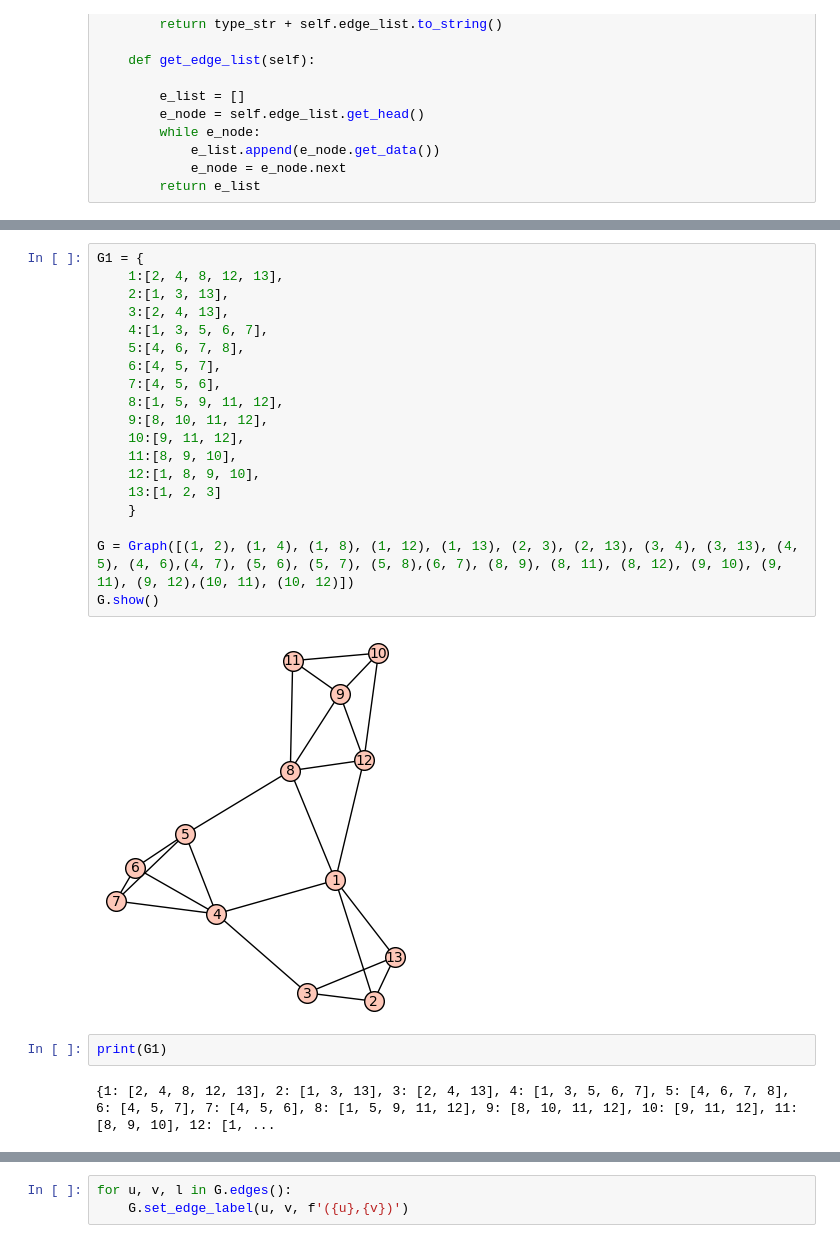
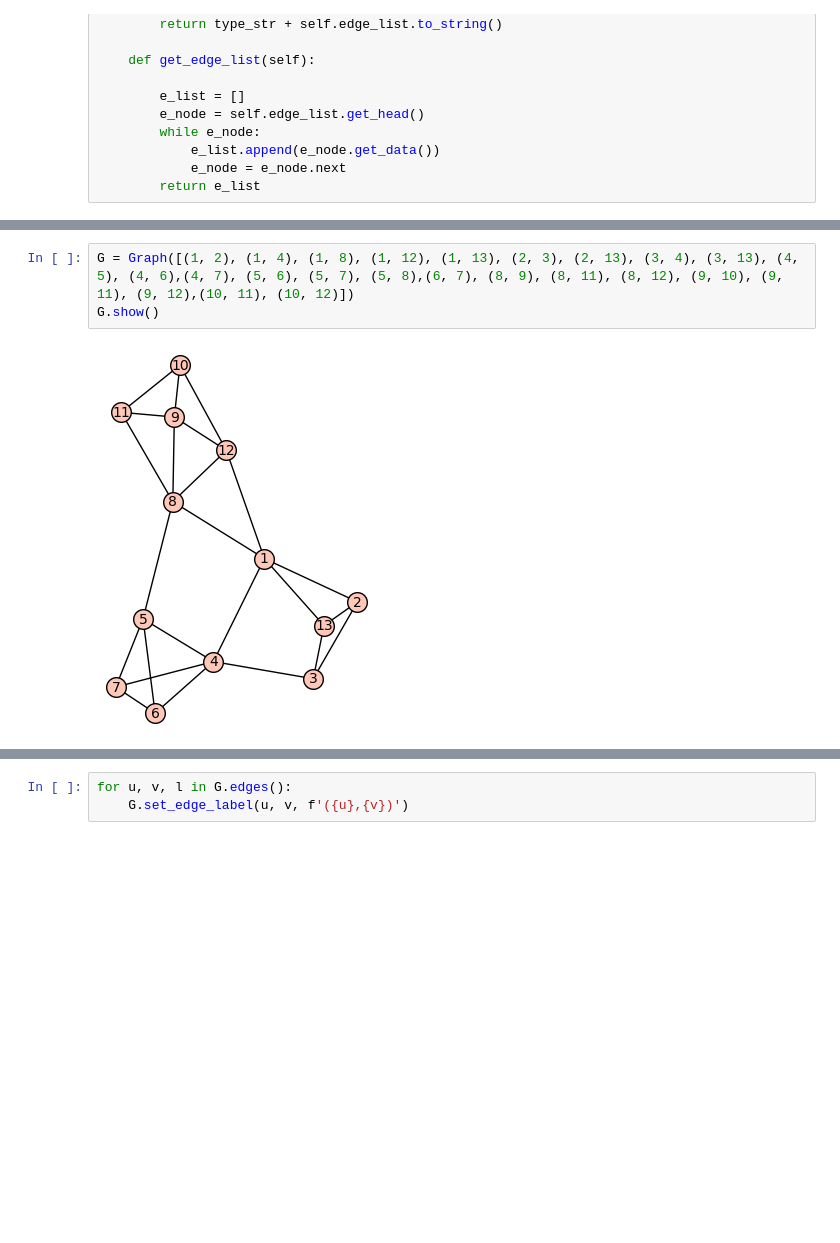
Before and after one commit to ackermanl77/tesis, a Jupyter notebook: Programa/ComponentesTriconexas1.ipynb, the cells around one changed output, grey strips where cells are left out. Drawn from its saved outputs; the diff is of its cells as text; blank space fills up the shorter version.

```diff
--- a/Programa/ComponentesTriconexas1.ipynb
+++ b/Programa/ComponentesTriconexas1.ipynb
@@ -1201,25 +986,5 @@ class TriconnectivitySPQR_Aux:
 # %%
-G1 = {
-	1:[2, 4, 8, 12, 13],
-	2:[1, 3, 13],
-	3:[2, 4, 13],
-	4:[1, 3, 5, 6, 7],
-	5:[4, 6, 7, 8],
-	6:[4, 5, 7],
-	7:[4, 5, 6],
-	8:[1, 5, 9, 11, 12],
-	9:[8, 10, 11, 12],
-	10:[9, 11, 12],
-	11:[8, 9, 10],
-	12:[1, 8, 9, 10],
-	13:[1, 2, 3]
-	}
-
 G = Graph([(1, 2), (1, 4), (1, 8), (1, 12), (1, 13), (2, 3), (2, 13), (3, 4), (3, 13), (4, 5), (4, 6),(4, 7), (5, 6), (5, 7), (5, 8),(6, 7), (8, 9), (8, 11), (8, 12), (9, 10), (9, 11), (9, 12),(10, 11), (10, 12)])
 G.show()
 # %% [output]
-[figure, old version]
+[figure, new version]
-# %%
-print(G1)
-# %% [output]
-{1: [2, 4, 8, 12, 13], 2: [1, 3, 13], 3: [2, 4, 13], 4: [1, 3, 5, 6, 7], 5: [4, 6, 7, 8], 6: [4, 5, 7], 7: [4, 5, 6], 8: [1, 5, 9, 11, 12], 9: [8, 10, 11, 12], 10: [9, 11, 12], 11: [8, 9, 10], 12: [1, ...
```
Also changed, not shown: parts of 38 cells of this notebook, 15 other files.
